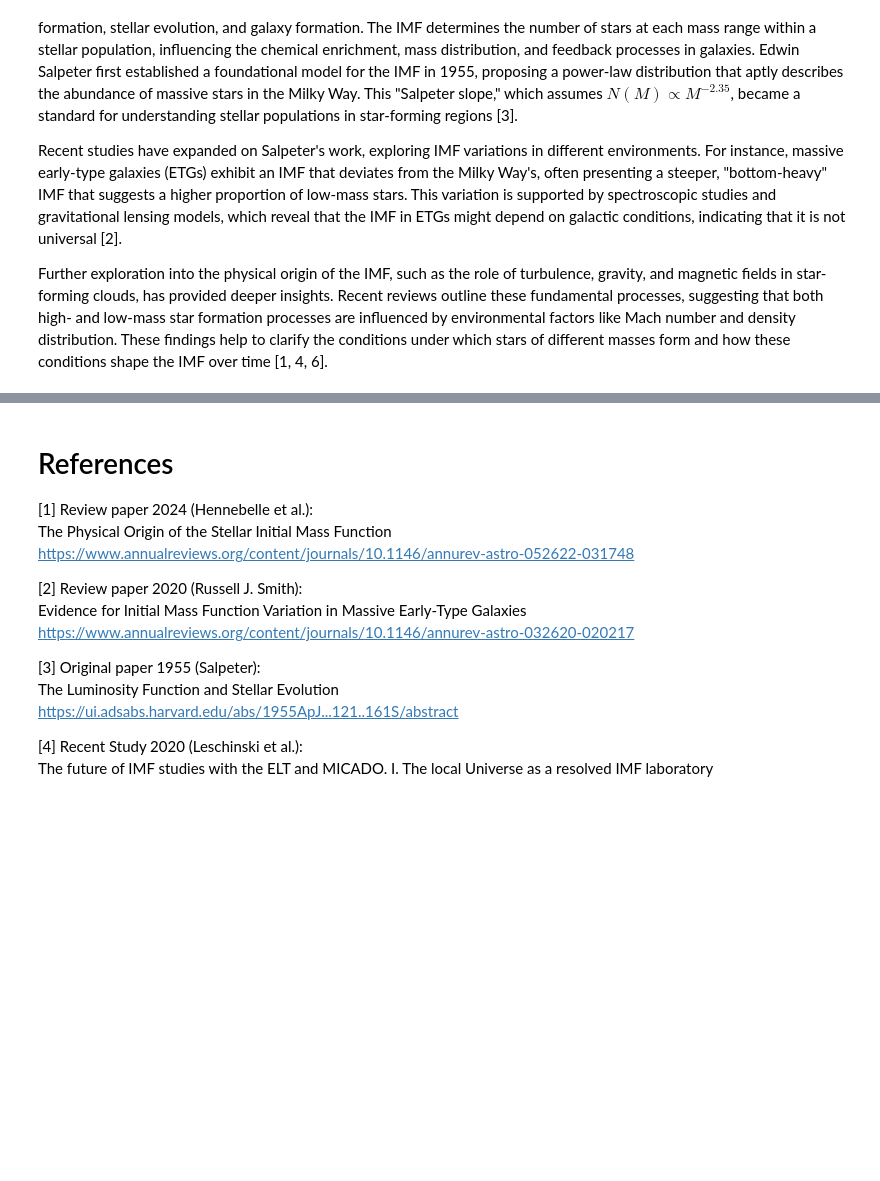
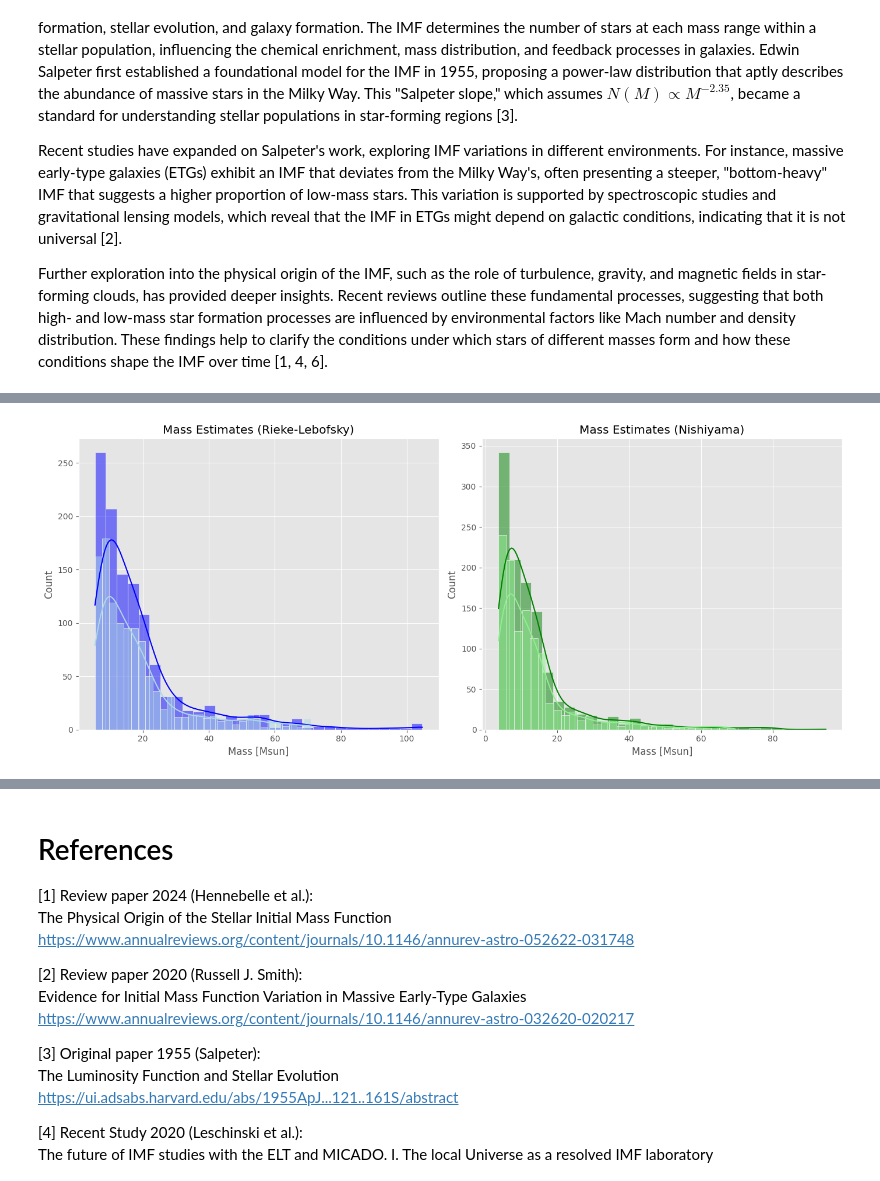
Before and after one commit to laxm7/sta_project, a Jupyter notebook: imf_chiara_felix_laxman.ipynb, the cells around one changed output, grey strips where cells are left out. Drawn from its saved outputs; the diff is of its cells as text; code cells hidden in the pictures; blank space fills up the shorter version.

```diff
--- a/imf_chiara_felix_laxman.ipynb
+++ b/imf_chiara_felix_laxman.ipynb
@@ -348,0 +189,19 @@ plt.show()
+# %%
+fig, axs = plt.subplots(1, 2, figsize=(14, 6))
+
+# RL Extinction Law
+sns.histplot(data_columns["Mi(RL)"], bins=30, kde=True, ax=axs[0], color='blue')
+sns.histplot(data_columns["M(RL)"], bins=30, kde=True, ax=axs[0], color='lightblue')
+axs[0].set_title("Mass Estimates (Rieke-Lebofsky)")
+axs[0].set_xlabel("Mass [Msun]")
+
+# N Extinction Law
+sns.histplot(data_columns["Mi(N)"], bins=30, kde=True, ax=axs[1], color='green')
+sns.histplot(data_columns["M(N)"], bins=30, kde=True, ax=axs[1], color='lightgreen')
+axs[1].set_title("Mass Estimates (Nishiyama)")
+axs[1].set_xlabel("Mass [Msun]")
+
+plt.tight_layout()
+plt.show()
+# %% [output]
+[figure, added]
```
Also changed, not shown: parts of 42 cells of this notebook.
